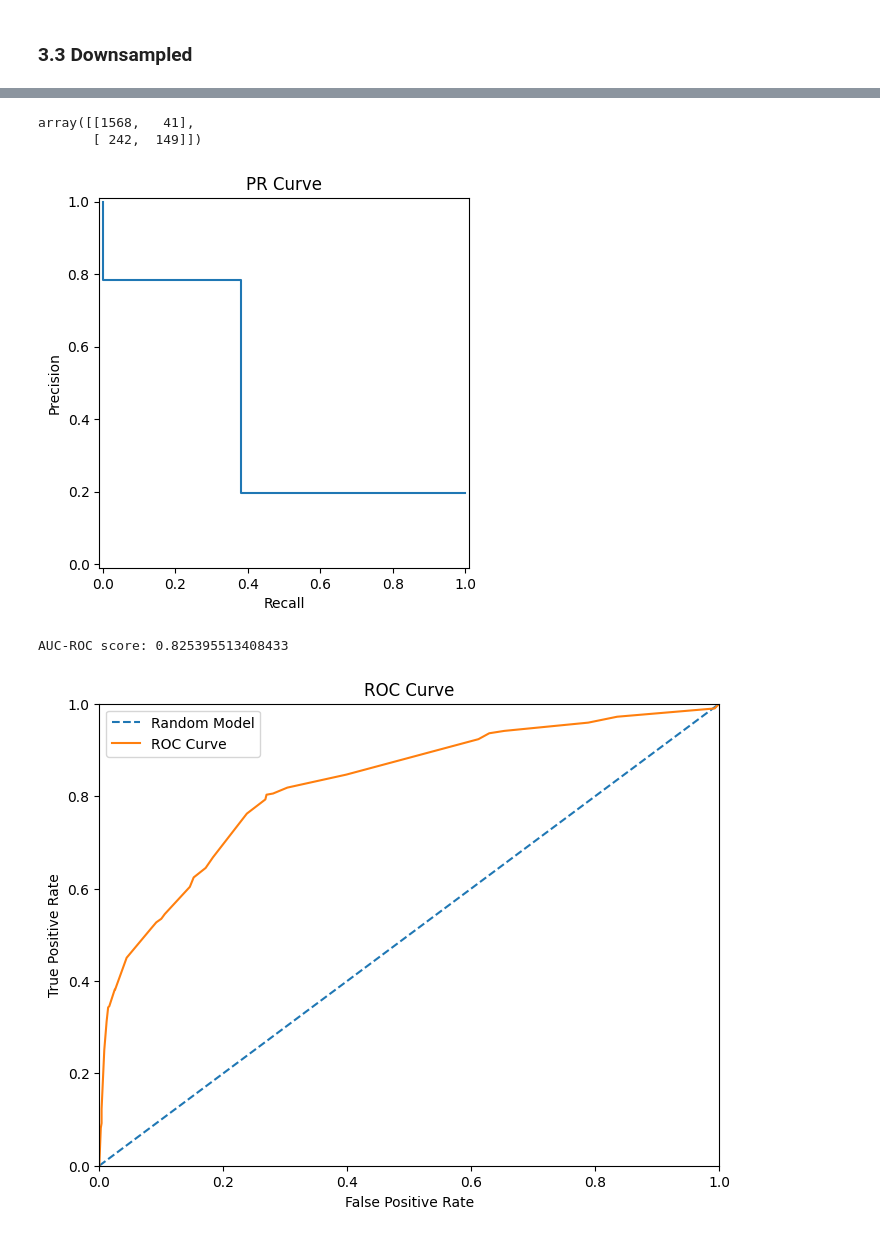
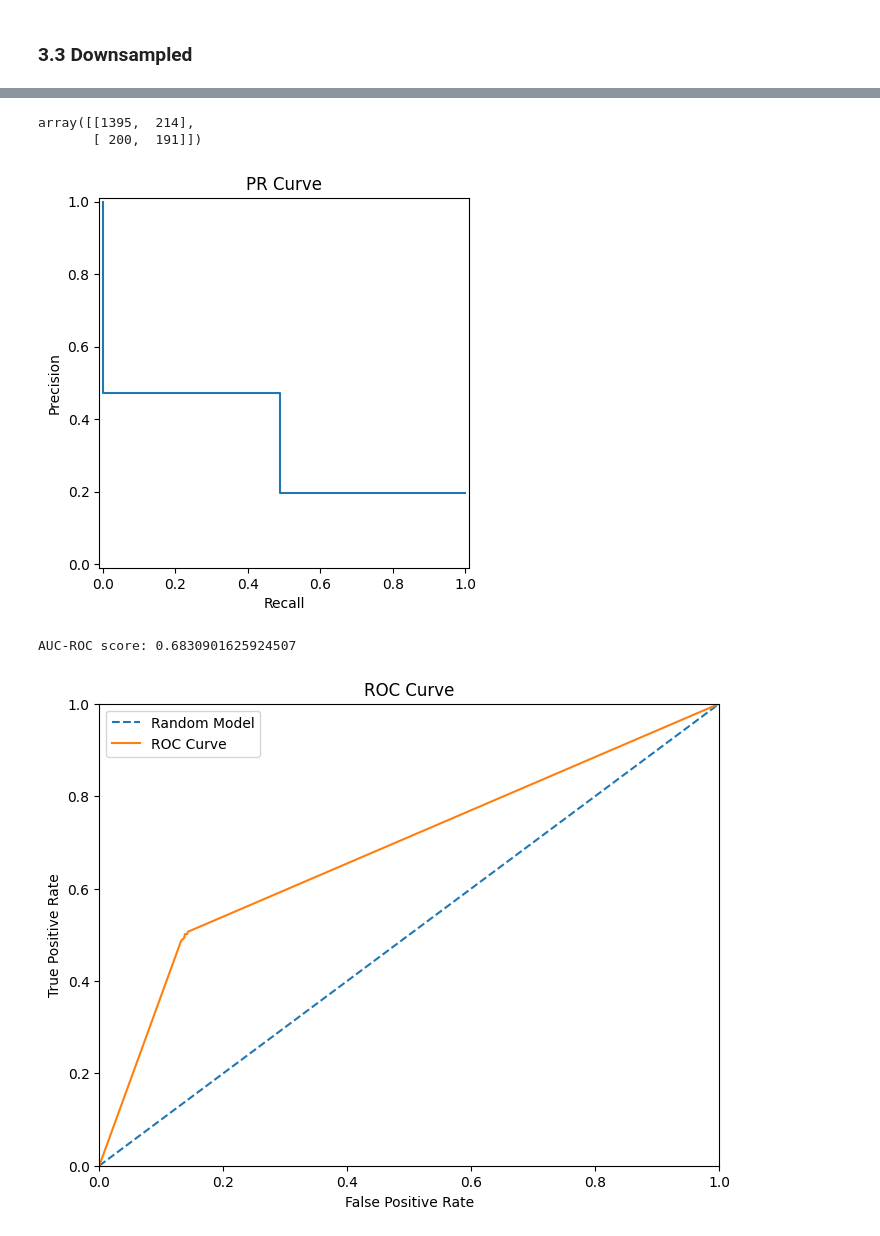
Before and after one commit to Vyncent-vdW/sprint_eight_supervised_learning, a Jupyter notebook: sprint_eight_supervised_learning_nb.ipynb, the cells around one changed output, grey strips where cells are left out. Saved outputs shown, nothing was run; the diff lists cells and outputs as text; code cells hidden in the pictures.

```diff
--- a/sprint_eight_supervised_learning_nb.ipynb
+++ b/sprint_eight_supervised_learning_nb.ipynb
@@ -763,7 +889,7 @@ print(features_test.shape)
 # %%
-model = LogisticRegression(solver= 'liblinear', random_state= 12345)
-model.fit(features, target)
-predicted_valid = model.predict(features_valid)
+logreg_model = LogisticRegression(solver= 'liblinear', random_state= 12345)
+logreg_model.fit(features, target)
+predicted_valid = logreg_model.predict(features_valid)
 accuracy = accuracy_score(target_valid, predicted_valid)
 
 print(f'Accuracy: {accuracy}')
@@ -941,12 +1047,24 @@ features_downsampled.shape,target_downsampled.shape
 # %%
+best_depth = 0
+best_f1 = 0
+
 for depth in range(1, 21):
-    model = DecisionTreeClassifier(random_state=12345,
-                                   max_depth= depth)
-    model.fit(features_train, target_train)
+    dectree_model = DecisionTreeClassifier(random_state=12345,
+                                           max_depth=depth)
+    dectree_model.fit(features_train,
+                      target_train)
 
-    predicted_valid = model.predict(features_valid)
-    print("max_depth =", depth, ": ", end='')
-    accuracy = accuracy_score(target_valid, predicted_valid)
-    print(f'Accuracy: {accuracy}')
-    print('F1:', f1_score(target_valid, predicted_valid))
+    predicted_valid = dectree_model.predict(features_valid)
+    accuracy = accuracy_score(target_valid,
+                              predicted_valid)
+    f1_dectree = f1_score(target_valid,
+                          predicted_valid)
+
+    print(f"max_depth = {depth}: Accuracy: {accuracy}, F1: {f1_dectree}")
+
+    if f1_dectree > best_f1:
+        best_f1 = f1_dectree
+        best_depth = depth
+
+print(f"\nBest max_depth: {best_depth} with F1: {best_f1}")
 # %% [output]
@@ -970,39 +1088,39 @@ F1: 0.48634590377113135
 # %%
-matrix = confusion_matrix(target_valid, predicted_valid)
-matrix
+matrix_dectree = confusion_matrix(target_valid, predicted_valid)
+matrix_dectree
 # %% [output]
-array([[1568,   41],
-       [ 242,  149]])
+array([[1395,  214],
+       [ 200,  191]])
 # %%
-precision, recall, _ = precision_recall_curve(target_valid, predicted_valid)
-disp = PrecisionRecallDisplay(precision=precision, recall=recall)
+precision_dectree, recall_dectree, _ = precision_recall_curve(target_valid, predicted_valid)
+disp = PrecisionRecallDisplay(precision= precision_dectree, recall= recall_dectree)
 disp.plot()
 
 plt.title('PR Curve')
 plt.show()
 # %% [output]
-[figure, old version]
+[figure, new version]
 # %%
-probabilities_valid = model.predict_proba(features_valid)
-probabilities_one_valid = probabilities_valid[:, 1]
+probabilities_dectree = dectree_model.predict_proba(features_valid)
+probabilities_one_dectree = probabilities_dectree[:, 1]
 
-fpr, tpr, thresholds = roc_curve(target_valid, probabilities_one_valid)
+dectree_fpr, dectree_tpr, dectree_thresholds = roc_curve(target_valid, probabilities_one_dectree)
 
-auc_roc = roc_auc_score(target_valid, probabilities_one_valid)
+auc_roc = roc_auc_score(target_valid, probabilities_one_dectree)
 
 print(f'AUC-ROC score: {auc_roc}')
 # %% [output]
-AUC-ROC score: 0.825395513408433
+AUC-ROC score: 0.6830901625924507
 # %%
 plt.figure(figsize=(8, 6))
 plt.plot([0, 1], [0, 1], linestyle='--', label='Random Model')
-plt.plot(fpr, tpr, label='ROC Curve')
+plt.plot(dectree_fpr, dectree_tpr, label='ROC Curve')
 plt.xlim([0.0, 1.0])
 plt.ylim([0.0, 1.0])
 plt.xlabel('False Positive Rate')
 plt.ylabel('True Positive Rate')
 plt.title('ROC Curve')
 plt.legend()
 plt.show()
 # %% [output]
-[figure, old version]
+[figure, new version]
```
Also changed, not shown: parts of 61 cells of this notebook.
